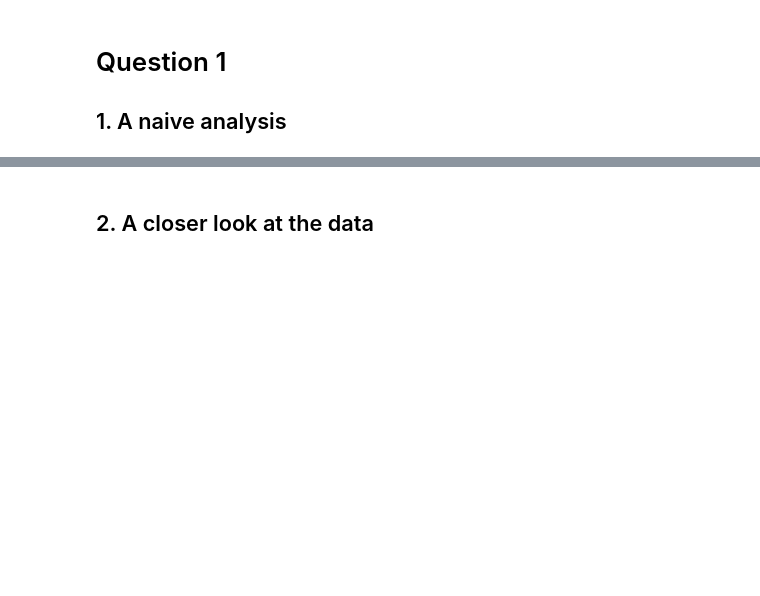
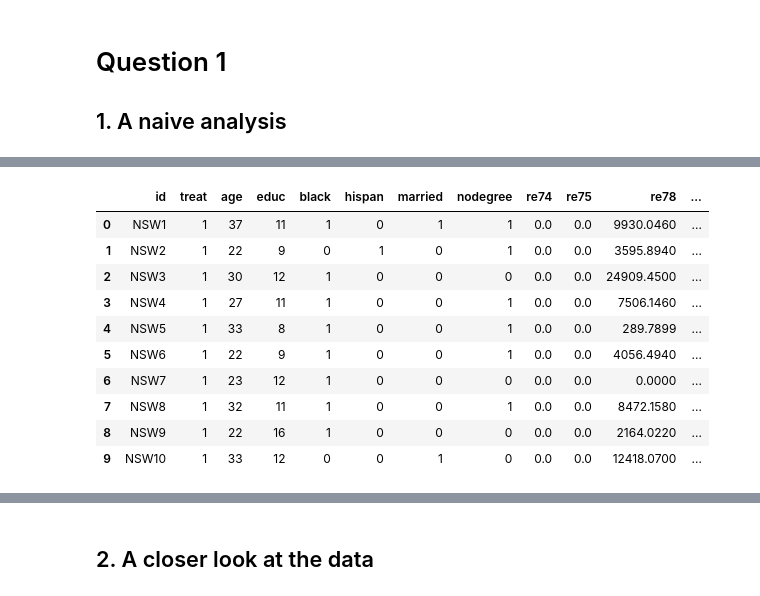
Before and after one commit to brunowicht/ada_project, a Jupyter notebook: 04 - Applied ML/Homework4.ipynb, the cells around one changed output, grey strips where cells are left out. Saved outputs shown, nothing was run; the diff lists cells and outputs as text; code cells hidden in the pictures; blank space fills up the shorter version.

```diff
--- a/04 - Applied ML/Homework4.ipynb
+++ b/04 - Applied ML/Homework4.ipynb
@@ -32 +46,16 @@ data.describe()
+# %%
+data['white'] = ((1-data['black']) & (1-data['hispan']))
+data.head(10)
+# %% [output]
+|  | id | treat | age | educ | black | hispan | married | nodegree | re74 | re75 | re78 | ... |
+| 0 | NSW1 | 1 | 37 | 11 | 1 | 0 | 1 | 1 | 0.0 | 0.0 | 9930.0460 | ... |
+| 1 | NSW2 | 1 | 22 | 9 | 0 | 1 | 0 | 1 | 0.0 | 0.0 | 3595.8940 | ... |
+| 2 | NSW3 | 1 | 30 | 12 | 1 | 0 | 0 | 0 | 0.0 | 0.0 | 24909.4500 | ... |
+| 3 | NSW4 | 1 | 27 | 11 | 1 | 0 | 0 | 1 | 0.0 | 0.0 | 7506.1460 | ... |
+| 4 | NSW5 | 1 | 33 | 8 | 1 | 0 | 0 | 1 | 0.0 | 0.0 | 289.7899 | ... |
+| 5 | NSW6 | 1 | 22 | 9 | 1 | 0 | 0 | 1 | 0.0 | 0.0 | 4056.4940 | ... |
+| 6 | NSW7 | 1 | 23 | 12 | 1 | 0 | 0 | 0 | 0.0 | 0.0 | 0.0000 | ... |
+| 7 | NSW8 | 1 | 32 | 11 | 1 | 0 | 0 | 1 | 0.0 | 0.0 | 8472.1580 | ... |
+| 8 | NSW9 | 1 | 22 | 16 | 1 | 0 | 0 | 0 | 0.0 | 0.0 | 2164.0220 | ... |
+| 9 | NSW10 | 1 | 33 | 12 | 0 | 0 | 1 | 0 | 0.0 | 0.0 | 12418.0700 | ... |
 # %%
```
Also changed, not shown: parts of 9 cells of this notebook.
